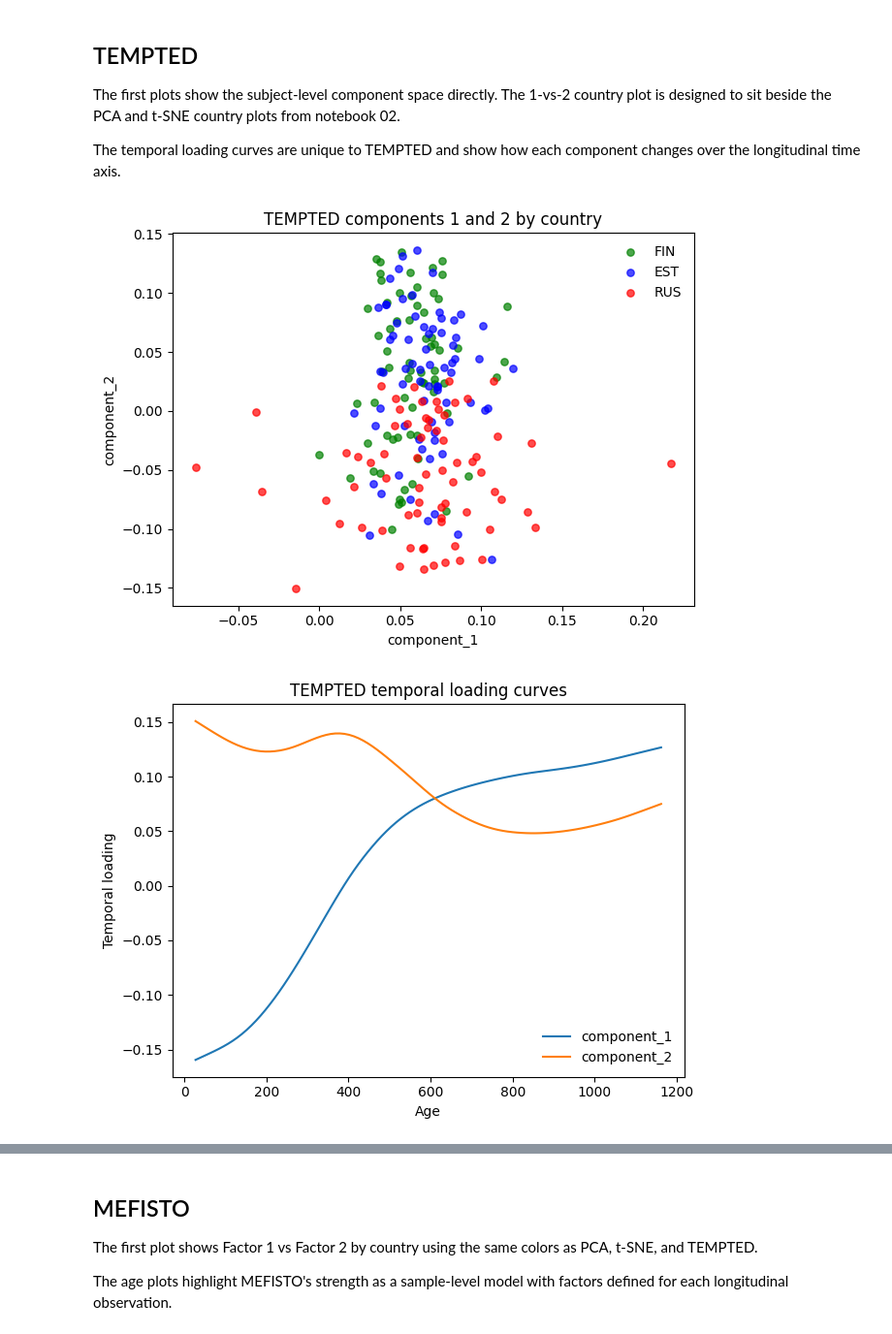
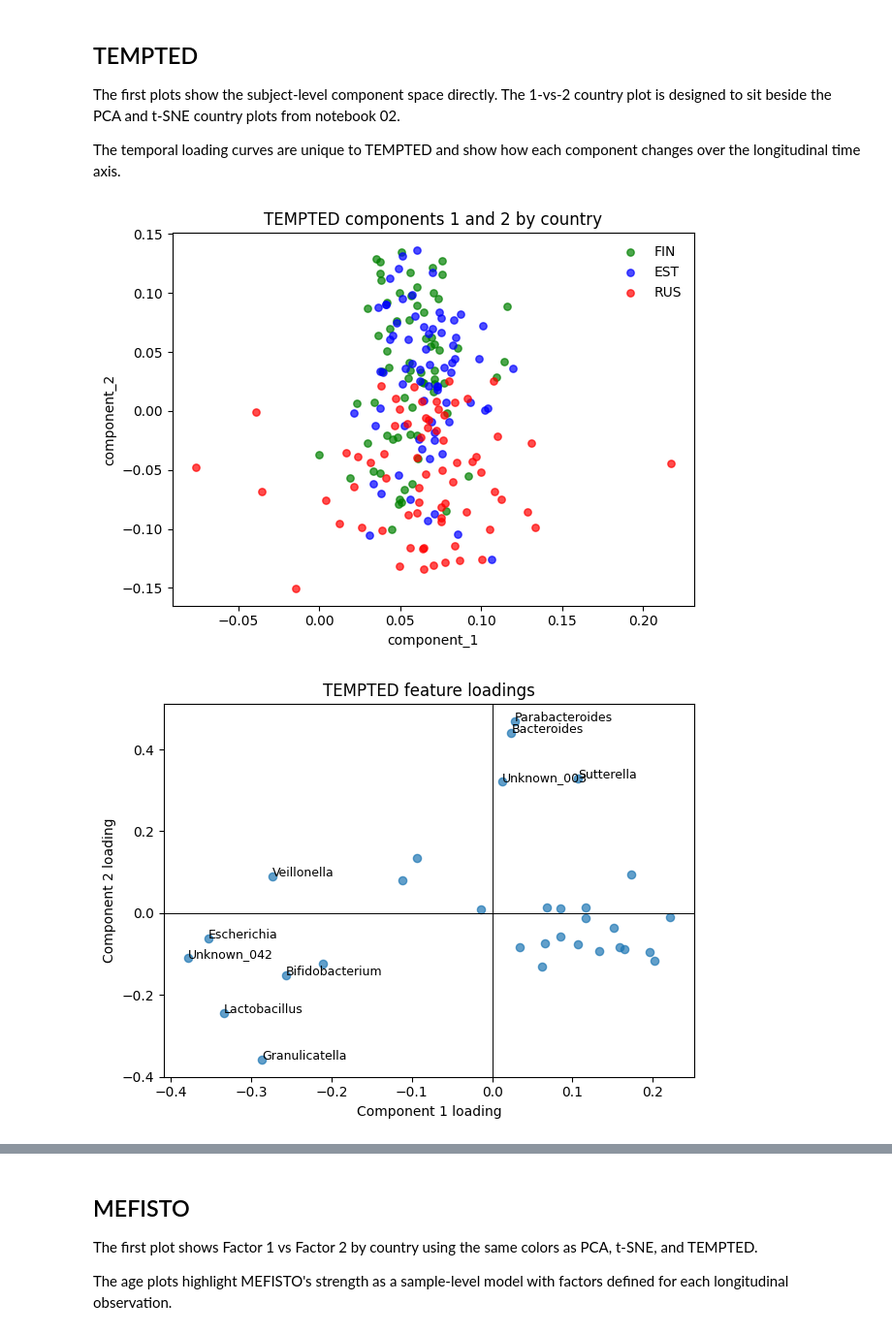
Before and after one commit to UnDfind79/TEMPTED_MEFISTO_PROJECT, a Jupyter notebook: notebooks/06_create_plots.ipynb, the cells around one changed output, grey strips where cells are left out. Shown at 97% size. Saved outputs shown, nothing was run; the diff lists cells and outputs as text; code cells hidden in the pictures.

```diff
--- a/notebooks/06_create_plots.ipynb
+++ b/notebooks/06_create_plots.ipynb
@@ -94,45 +91,95 @@ The temporal loading curves are unique to TEMPTED and show how each component ch
 # %%
 # plot component 1 vs component 2 by country
 
-if len(t_dims) >= 2:
-    for country in countries:
-        rows = tempted["country"] == country
+for country in countries:
+    rows = tempted["country"] == country
 
-        plt.scatter(
-            tempted.loc[rows, t_dims[0]],
-            tempted.loc[rows, t_dims[1]],
-            s=28,
-            alpha=.7,
-            label=country,
-            color=colors[country],
-        )
+    plt.scatter(
+        tempted.loc[rows, t_dims[0]],
+        tempted.loc[rows, t_dims[1]],
+        s=28,
+        alpha=.7,
+        label=country,
+        color=colors[country],
+    )
 
-    plt.xlabel(t_dims[0])
-    plt.ylabel(t_dims[1])
-    plt.legend(frameon=False)
-    plt.title("TEMPTED components 1 and 2 by country")
-    save("tempted_components_1_2_country.png")
+plt.xlabel(t_dims[0])
+plt.ylabel(t_dims[1])
+plt.legend(frameon=False)
+plt.title("TEMPTED components 1 and 2 by country")
+save("tempted_components_1_2_country.png")
+
+
+# plot feature loadings on components 1 and 2
+plt.scatter(
+    t_load[t_dims[0]],
+    t_load[t_dims[1]],
+    s=35,
+    alpha=.7,
+)
+
+plt.axhline(
+    0,
+    color="black",
+    linewidth=.7,
+)
+
+plt.axvline(
+    0,
+    color="black",
+    linewidth=.7,
+)
+
+# find genera with the strongest combined loadings
+labels = t_load[
+    ["feature_id", t_dims[0], t_dims[1]]
+].copy()
+
+labels["strength"] = np.sqrt(
+    labels[t_dims[0]] ** 2
+    + labels[t_dims[1]] ** 2
+)
+
+labels = labels.nlargest(
+    10,
+    "strength",
+)
+
+# label the strongest genera
+for row in labels.itertuples():
+    plt.annotate(
+        short(row.feature_id),
+        (
+            getattr(row, t_dims[0]),
+            getattr(row, t_dims[1]),
+        ),
+        fontsize=9,
+    )
+
+plt.xlabel("Component 1 loading")
+plt.ylabel("Component 2 loading")
+plt.title("TEMPTED feature loadings")
+save("tempted_feature_loadings_1_2.png")
 
 
 # plot tempted temporal loading curves
-
 for dim in t_dims:
     plt.plot(
         t_time["time"],
         t_time[dim],
         label=dim,
     )
 
 plt.xlabel("Age")
 plt.ylabel("Temporal loading")
 plt.legend(frameon=False)
 plt.title("TEMPTED temporal loading curves")
 save("tempted_temporal_loadings.png")
 
 
 # show metadata relationships in the subject components
 
 metadata_heatmap("TEMPTED", t_dims)
 # %% [output]
 [figure]
-[figure, old version]
+[figure, new version]
```
Also changed, not shown: parts of 6 cells of this notebook, 36 other files.
